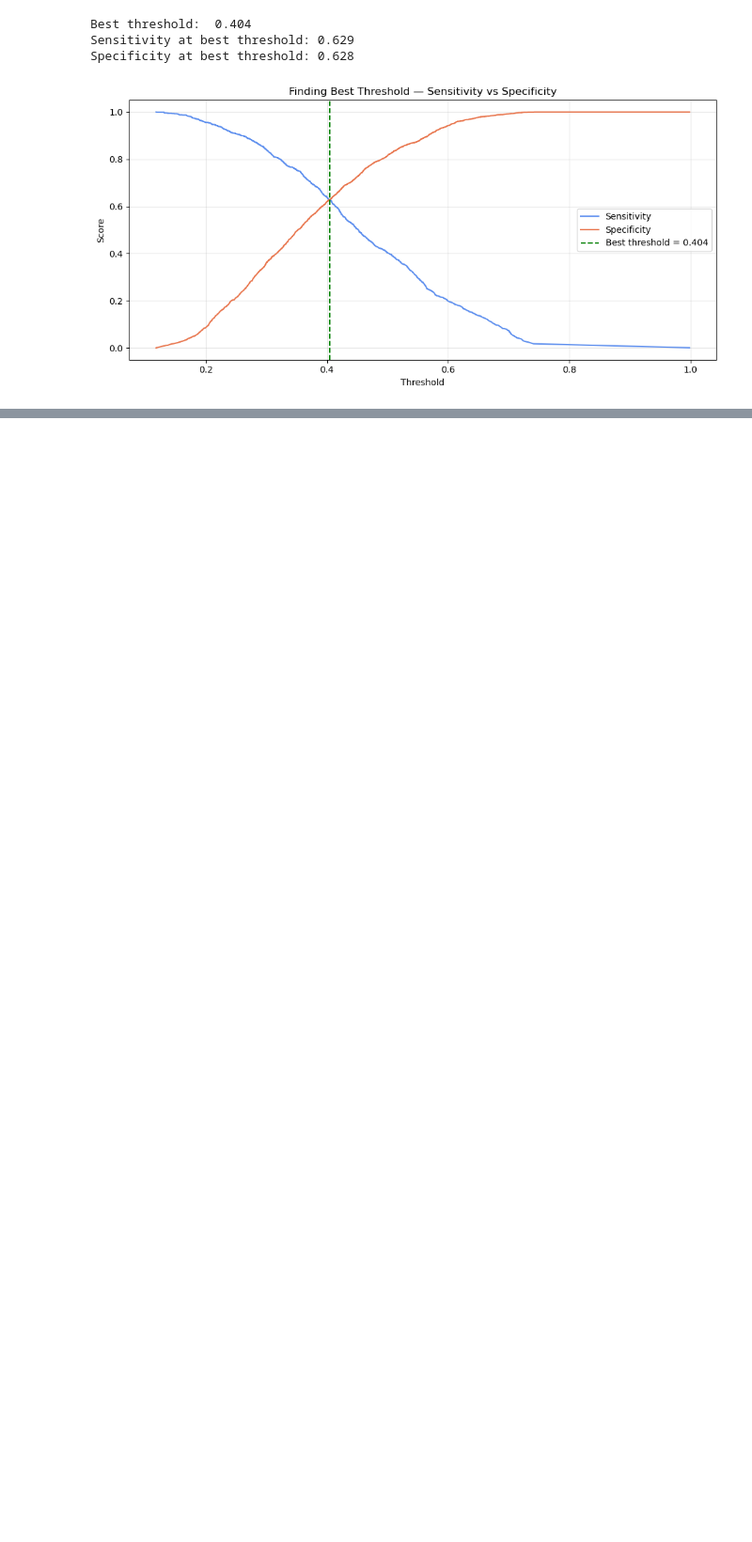
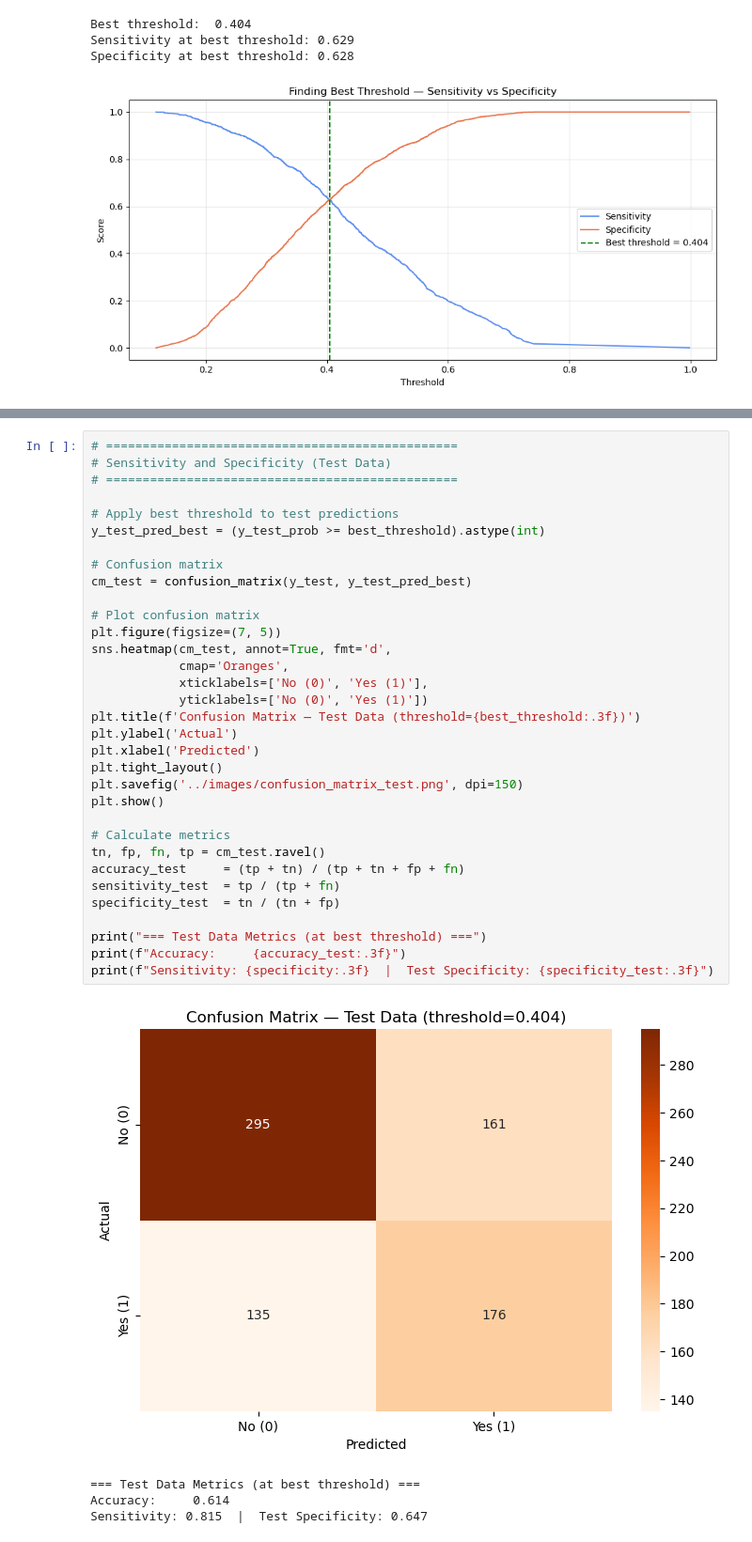
Before and after one commit to Aliona83/retail-customer-analytics, a Jupyter notebook: notebooks/04_campaign_model.ipynb, the cells around one changed output, grey strips where cells are left out. Shown at 94% size. Cells and saved outputs as stored; diff of their text form; blank space fills up the shorter version.

```diff
--- a/notebooks/04_campaign_model.ipynb
+++ b/notebooks/04_campaign_model.ipynb
@@ -276,0 +318,38 @@ Specificity at best threshold: 0.628
+# %%
+# ================================================
+# Sensitivity and Specificity (Test Data)
+# ================================================
+
+# Apply best threshold to test predictions
+y_test_pred_best = (y_test_prob >= best_threshold).astype(int)
+
+# Confusion matrix
+cm_test = confusion_matrix(y_test, y_test_pred_best)
+
+# Plot confusion matrix
+plt.figure(figsize=(7, 5))
+sns.heatmap(cm_test, annot=True, fmt='d',
+            cmap='Oranges',
+            xticklabels=['No (0)', 'Yes (1)'],
+            yticklabels=['No (0)', 'Yes (1)'])
+plt.title(f'Confusion Matrix — Test Data (threshold={best_threshold:.3f})')
+plt.ylabel('Actual')
+plt.xlabel('Predicted')
+plt.tight_layout()
+plt.savefig('../images/confusion_matrix_test.png', dpi=150)
+plt.show()
+
+# Calculate metrics
+tn, fp, fn, tp = cm_test.ravel()
+accuracy_test     = (tp + tn) / (tp + tn + fp + fn)
+sensitivity_test  = tp / (tp + fn)
+specificity_test  = tn / (tn + fp)
+
+print("=== Test Data Metrics (at best threshold) ===")
+print(f"Accuracy:     {accuracy_test:.3f}")
+print(f"Sensitivity: {specificity:.3f}  |  Test Specificity: {specificity_test:.3f}")
+# %% [output]
+[figure, added]
+=== Test Data Metrics (at best threshold) ===
+Accuracy:     0.614
+Sensitivity: 0.815  |  Test Specificity: 0.647
```
Also changed, not shown: parts of 1 cell of this notebook, 3 other files.
